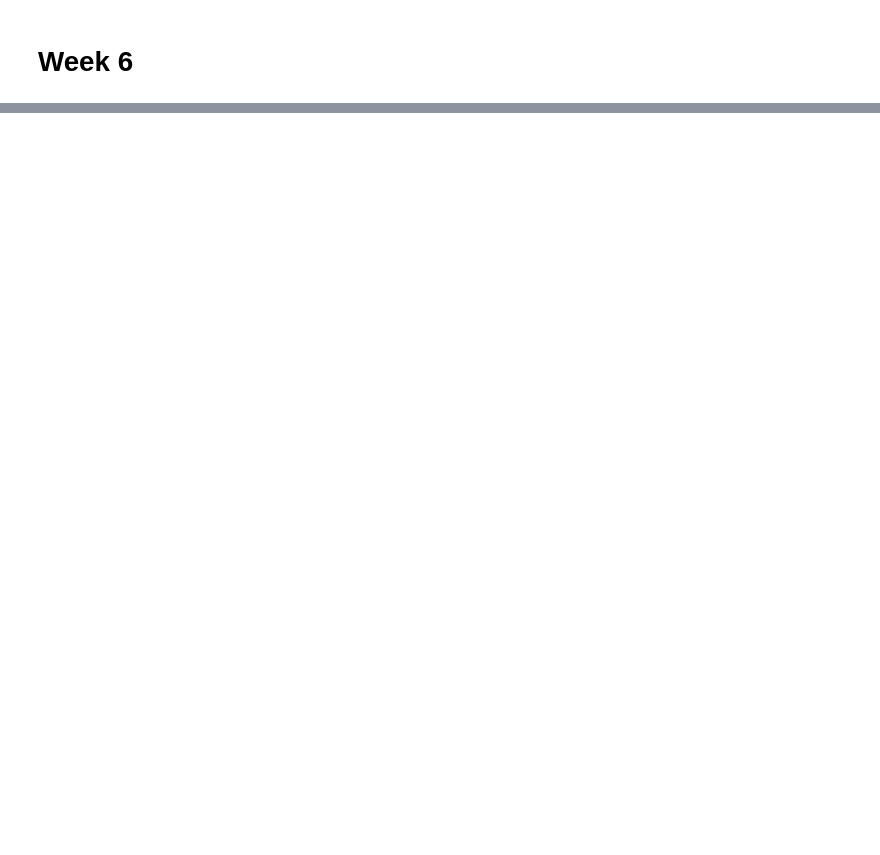
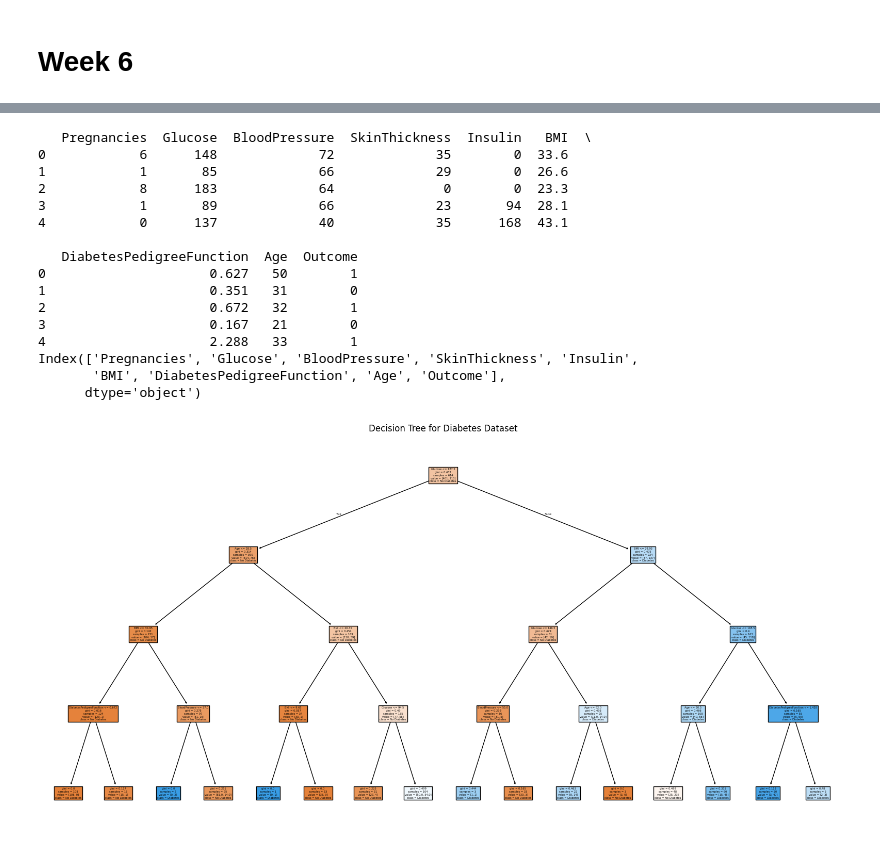
Before and after one commit to imtisalrangrez/MLlab_180, a Jupyter notebook: MLLAB.ipynb, the cells around one changed output, grey strips where cells are left out. Cells and saved outputs as stored; diff of their text form; code cells hidden in the pictures; blank space fills up the shorter version.

```diff
--- a/MLLAB.ipynb
+++ b/MLLAB.ipynb
@@ -315,0 +402,36 @@ ValueError: Input contains NaN.
+# %%
+df = pd.read_csv("/content/drive/MyDrive/ML_Lab_Datasets/diabetes_DT.csv")
+# %%
+print(df.head())
+print(df.columns)
+
+X = df.drop('Outcome', axis=1)
+y = df['Outcome']
+
+X_train, X_test, y_train, y_test = train_test_split(X, y, test_size=0.2, random_state=42)
+
+clf = DecisionTreeClassifier(max_depth=4, random_state=42)
+clf.fit(X_train, y_train)
+
+plt.figure(figsize=(20,10))
+plot_tree(clf, feature_names=X.columns, class_names=["No Diabetes", "Diabetes"], filled=True)
+plt.title("Decision Tree for Diabetes Dataset")
+plt.show()
+# %% [output]
+   Pregnancies  Glucose  BloodPressure  SkinThickness  Insulin   BMI  \
+0            6      148             72             35        0  33.6
+1            1       85             66             29        0  26.6
+2            8      183             64              0        0  23.3
+3            1       89             66             23       94  28.1
+4            0      137             40             35      168  43.1
+
+   DiabetesPedigreeFunction  Age  Outcome
+0                     0.627   50        1
+1                     0.351   31        0
+2                     0.672   32        1
+3                     0.167   21        0
+4                     2.288   33        1
+Index(['Pregnancies', 'Glucose', 'BloodPressure', 'SkinThickness', 'Insulin',
+       'BMI', 'DiabetesPedigreeFunction', 'Age', 'Outcome'],
+      dtype='object')
+[figure, added]
```
Also changed, not shown: parts of 11 cells of this notebook.
